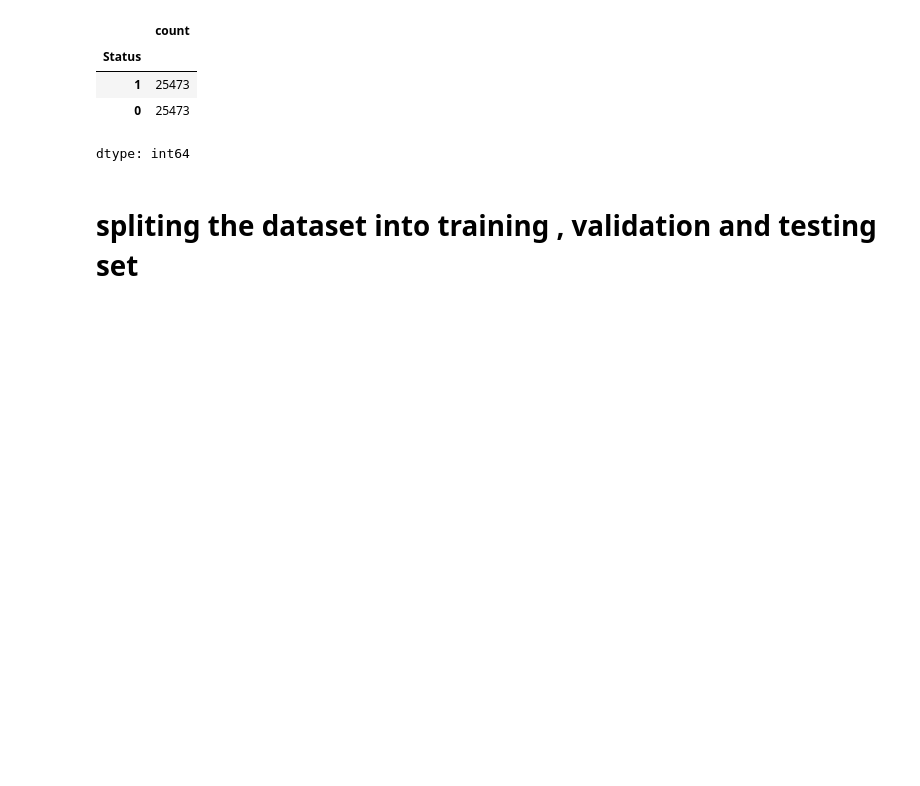
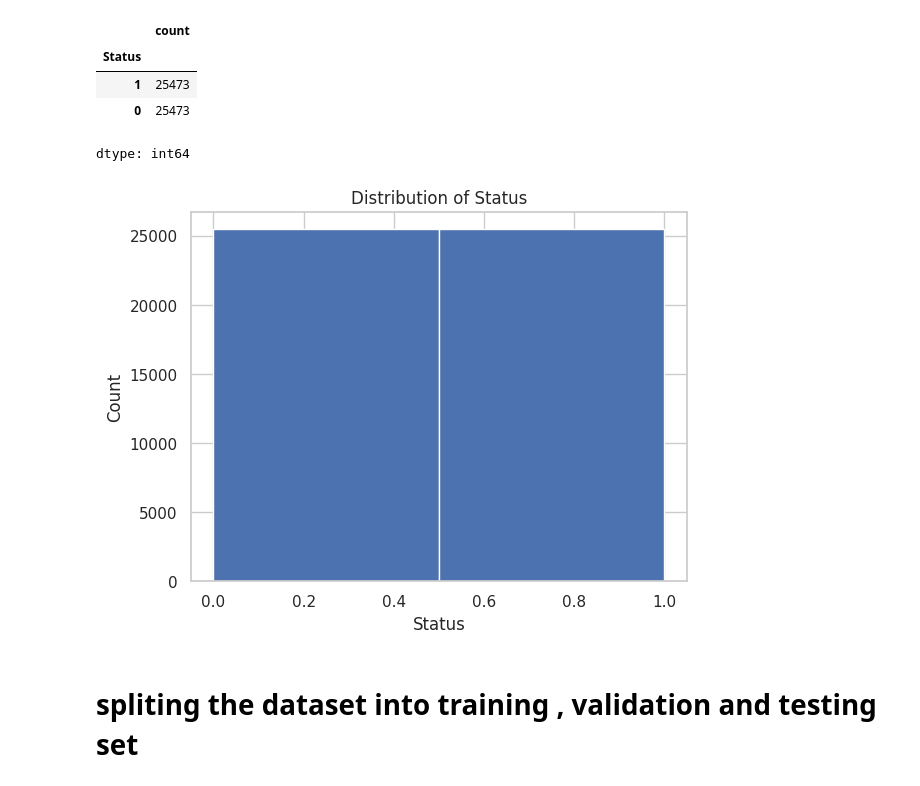
Before and after one commit to Lawrence302/credit_risk_analysis, a Jupyter notebook: credit_risk_analysis_sem_proj.ipynb, the cells around one changed output. Cells and saved outputs as stored; diff of their text form; code cells hidden in the pictures; blank space fills up the shorter version.

```diff
--- a/credit_risk_analysis_sem_proj.ipynb
+++ b/credit_risk_analysis_sem_proj.ipynb
@@ -521,6 +506,14 @@ target.value_counts()
 | 1 | 25473 |
 | 0 | 25473 |
 dtype: int64
+# %%
+target.hist(bins=2)
+plt.xlabel('Status')
+plt.ylabel('Count')
+plt.title('Distribution of Status')
+plt.show()
+# %% [output]
+[figure, added]
 # %% [markdown]
 # spliting the dataset into training , validation and testing set
 # %% [markdown]
```
Also changed, not shown: parts of 60 cells of this notebook.
